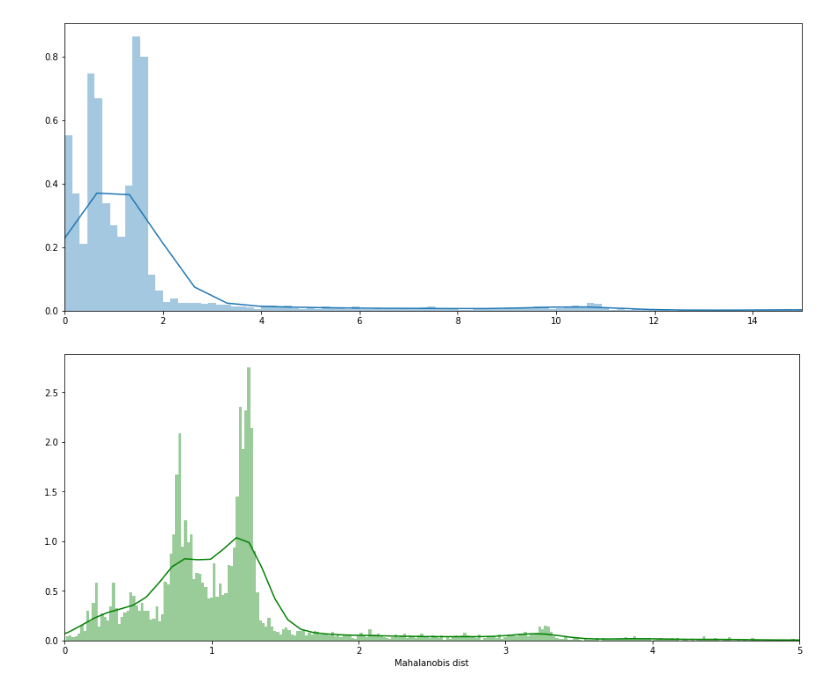
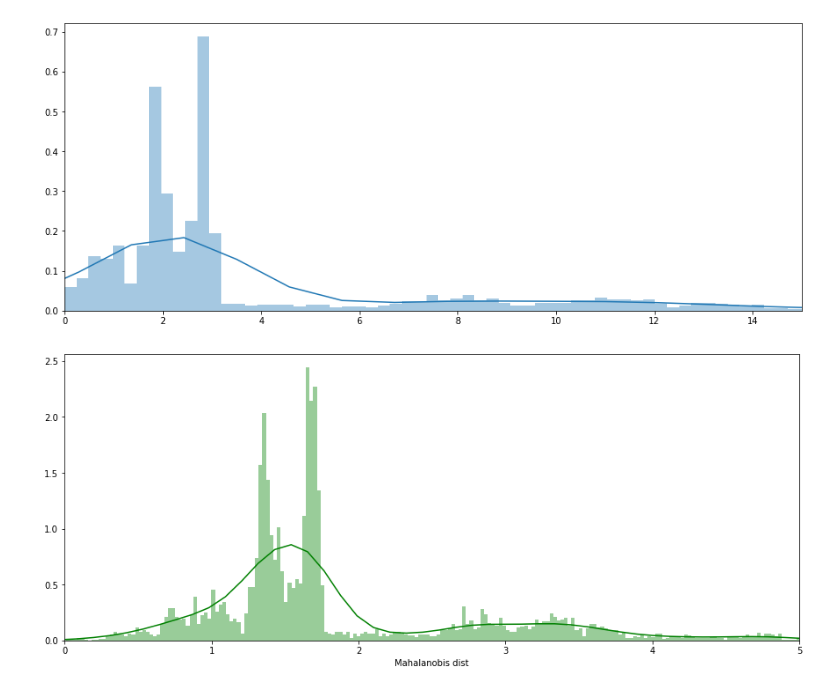
Before and after one commit to santitellez/Mahalanobis-AD, a Jupyter notebook: Mahalanobis-AD.ipynb, the cells around one changed output. Saved outputs shown, nothing was run; the diff lists cells and outputs as text; code cells hidden in the pictures.

```diff
--- a/Mahalanobis-AD.ipynb
+++ b/Mahalanobis-AD.ipynb
@@ -31,13 +29,32 @@ norm_test = (test - train.mean()) / train.std()
-# %%
-# PCA
-
-pca = PCA(n_components = 2, svd_solver = 'full')
-
-pca_train = pd.DataFrame(pca.fit_transform(norm_train))
-pca_train.index = norm_train.index
-
-pca_test = pd.DataFrame(pca.transform(norm_test))
-pca_test.index = norm_test.index
+# %%
+# Preprocessing Functions
+
+def normalize_data(train, train_full, test):
+
+    norm_train = (train - train.mean()) / train.std()
+    norm_train_full = (train_full - train.mean()) / train.std()
+    norm_test = (test - train.mean()) / train.std()
+
+    return norm_train, norm_train_full, norm_test
+
+def generate_PCA(train, train_full, test, n_components):
+
+    pca = PCA(n_components = n_components, svd_solver = 'full')
+
+    pca_train = pd.DataFrame(pca.fit_transform(train))
+    pca_train.index = train.index
+
+    pca_train_full = pd.DataFrame(pca.fit_transform(train_full))
+    pca_train_full.index = train_full.index
+
+    pca_test = pd.DataFrame(pca.transform(test))
+    pca_test.index = test.index
+
+    return pca_train, pca_train_full, pca_test
+# %%
+norm_train, norm_train_anomalies, norm_test = normalize_data(train_no_anomalies, train_anomalies, test)
+
+pca_train, pca_train_anomalies, pca_test = generate_PCA(norm_train, norm_train_anomalies, norm_test, 2)
 # %%
 # Functions to calculate Mahalanobis Distance
 
@@ -70,6 +87,7 @@ def calculate_threshold(dist, extreme=False, verbose=False):
 # Find Mahalanobis Distance
 
 x_train = np.array(pca_train.values)
+x_train_anomalies = np.array(pca_train_anomalies.values)
 x_test = np.array(pca_test.values)
 
 inv_cov_train = inv_cov_matrix(x_train)
@@ -77,24 +95,25 @@ inv_cov_train = inv_cov_matrix(x_train)
 means = x_train.mean(axis=0)
 
 mdist_train = calculate_M_distance(inv_cov_train, means, x_train)
+mdist_train_anomalies = calculate_M_distance(inv_cov_train, means, x_train_anomalies)
 mdist_test = calculate_M_distance(inv_cov_train, means, x_test)
 
 threshold = calculate_threshold(mdist_train, extreme = True)
 # %%
 plt.figure(figsize=(15, 6))
-sns.distplot(np.square(mdist_train),
+sns.distplot(np.square(mdist_train_anomalies),
              bins = 400)
 plt.xlim([0.0,15]);
 # %% [output]
-[figure, old version]
+[figure, new version]
 # %%
 plt.figure(figsize=(15, 6))
-sns.distplot(mdist_train,
+sns.distplot(mdist_train_anomalies,
              bins = 400,
              color = 'green')
 plt.xlim([0.0,5])
 plt.xlabel('Mahalanobis dist');
 # %% [output]
-[figure, old version]
+[figure, new version]
 # %%
 # Label anomalies
```
Also changed, not shown: parts of 6 cells of this notebook, 1 other file.
